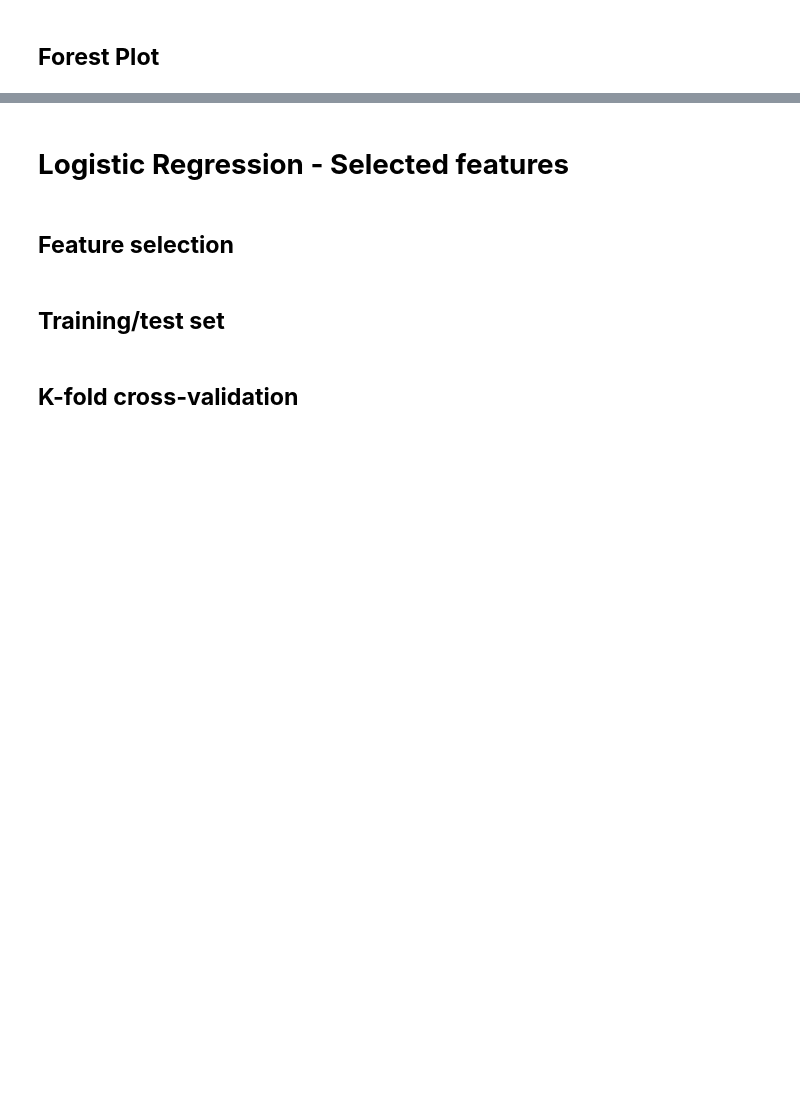
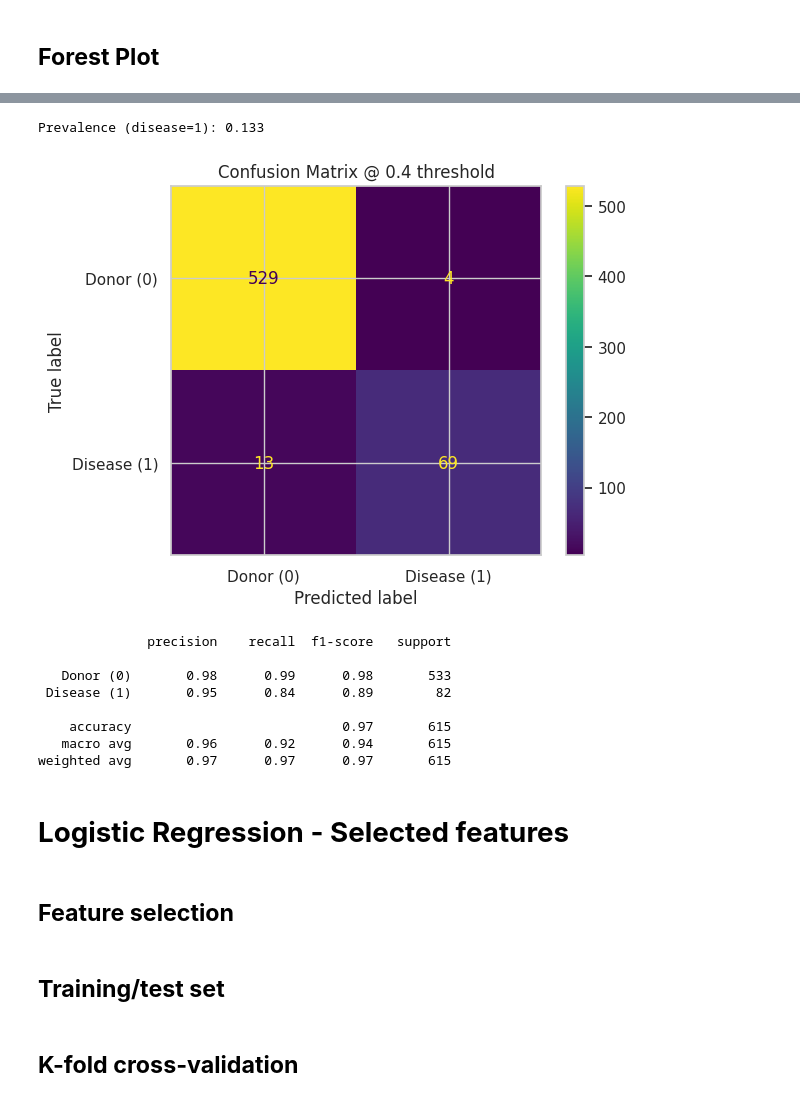
Before and after one commit to MAI3003-Data-Witches/Data-Witches_Project1, a Jupyter notebook: MAI3003_Data_Witches_Assignment_1.ipynb, the cells around one changed output, grey strips where cells are left out. Saved outputs shown, nothing was run; the diff lists cells and outputs as text; code cells hidden in the pictures; blank space fills up the shorter version.

```diff
--- a/MAI3003_Data_Witches_Assignment_1.ipynb
+++ b/MAI3003_Data_Witches_Assignment_1.ipynb
@@ -525,3 +840,27 @@ distplots(hcv_imputed)
+# %%
+# @title Confusion Matrix
+
+print("Prevalence (disease=1):", y_fit.mean().round(3))
+
+y_hat = (pred_prob >= 0.4).astype(int)
+cm = confusion_matrix(y_fit, y_hat, labels=[0,1])
+disp = ConfusionMatrixDisplay(cm, display_labels=["Donor (0)", "Disease (1)"])
+disp.plot(values_format='d')
+plt.title("Confusion Matrix @ 0.4 threshold")
+plt.show()
+
+print(classification_report(y_fit, y_hat, target_names=["Donor (0)","Disease (1)"]))
+# %% [output]
+Prevalence (disease=1): 0.133
+[figure, added]
+              precision    recall  f1-score   support
+
+   Donor (0)       0.98      0.99      0.98       533
+ Disease (1)       0.95      0.84      0.89        82
+
+    accuracy                           0.97       615
+   macro avg       0.96      0.92      0.94       615
+weighted avg       0.97      0.97      0.97       615
 # %% [markdown]
 # **Logistic Regression - Selected features**
 # %% [markdown]
```
Also changed, not shown: parts of 22 cells of this notebook.
